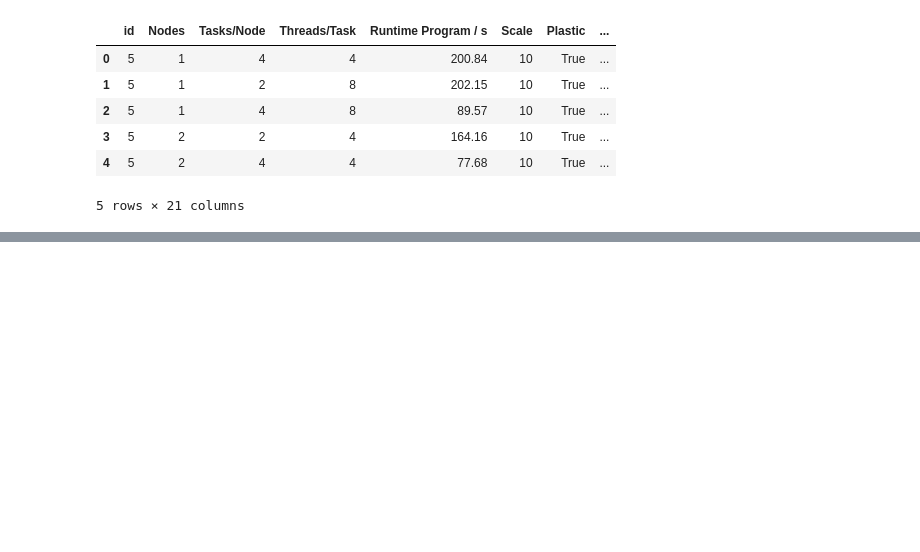
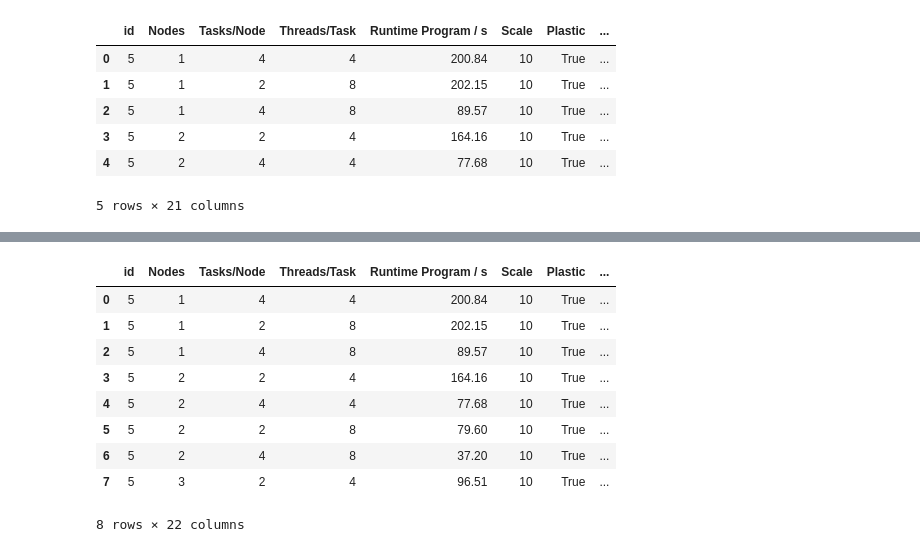
Before and after one commit to Rahafzsh/DataMiningTasks, a Jupyter notebook: Lab3/DMLab3.ipynb, the cells around one changed output, grey strips where cells are left out. Saved outputs shown, nothing was run; the diff lists cells and outputs as text; code cells hidden in the pictures; blank space fills up the shorter version.

```diff
--- a/Lab3/DMLab3.ipynb
+++ b/Lab3/DMLab3.ipynb
@@ -31,0 +144,14 @@ df.head()
+# %%
+task3["Program_Runtime*2"] = df["Runtime Program / s"].apply(lambda x: pd.Series(x * 2))
+task3
+# %% [output]
+|  | id | Nodes | Tasks/Node | Threads/Task | Runtime Program / s | Scale | Plastic | ... |
+| 0 | 5 | 1 | 4 | 4 | 200.84 | 10 | True | ... |
+| 1 | 5 | 1 | 2 | 8 | 202.15 | 10 | True | ... |
+| 2 | 5 | 1 | 4 | 8 | 89.57 | 10 | True | ... |
+| 3 | 5 | 2 | 2 | 4 | 164.16 | 10 | True | ... |
+| 4 | 5 | 2 | 4 | 4 | 77.68 | 10 | True | ... |
+| 5 | 5 | 2 | 2 | 8 | 79.60 | 10 | True | ... |
+| 6 | 5 | 2 | 4 | 8 | 37.20 | 10 | True | ... |
+| 7 | 5 | 3 | 2 | 4 | 96.51 | 10 | True | ... |
+8 rows × 22 columns
```
Also changed, not shown: parts of 13 cells of this notebook.
